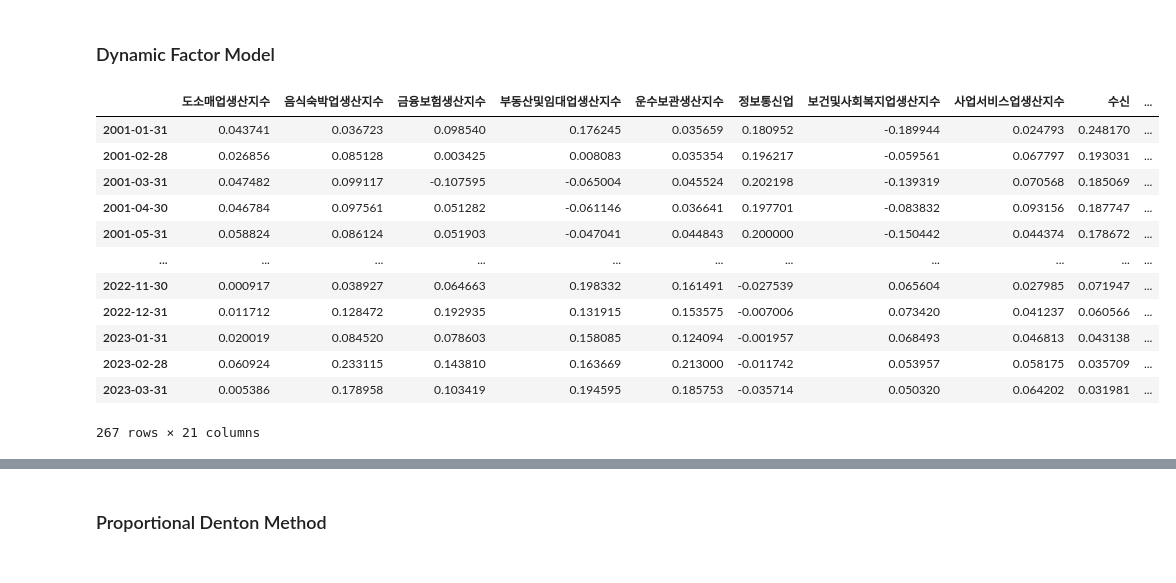
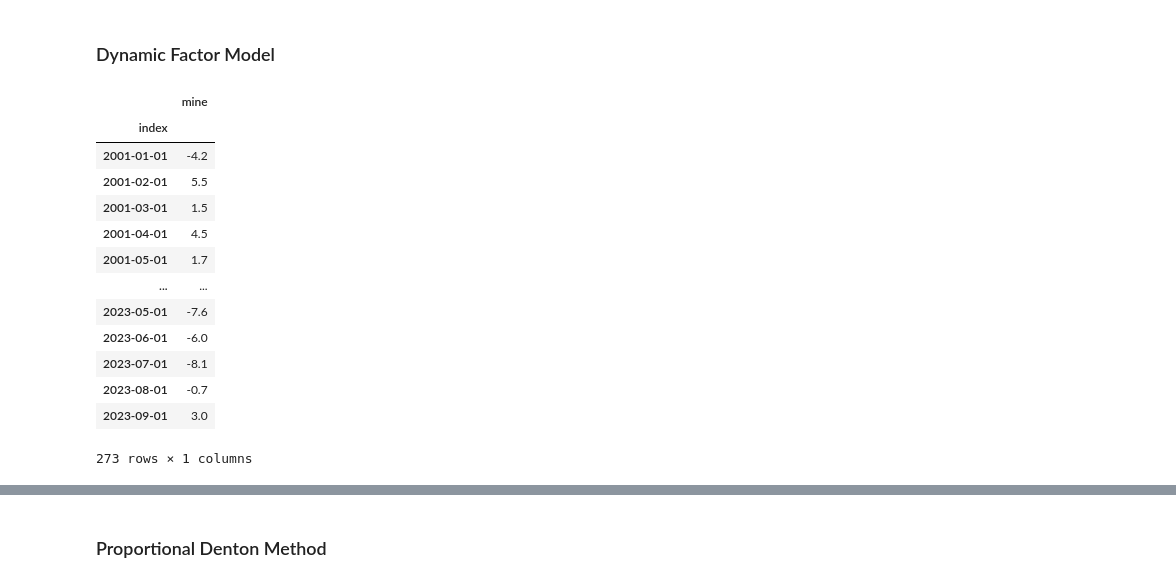
Before and after one commit to Tommylee1013/EconomicCycle, a Jupyter notebook: Notes/Dynamic Factor Modeling.ipynb, the cells around one changed output, grey strips where cells are left out. Cells and saved outputs as stored; diff of their text form; code cells hidden in the pictures.

```diff
--- a/Notes/Dynamic Factor Modeling.ipynb
+++ b/Notes/Dynamic Factor Modeling.ipynb
@@ -4,21 +4,22 @@
 import pandas as pd
 import numpy as np
 # %%
-sample = pd.read_csv('../Data/sample.csv', index_col = 0)
+sample = pd.read_excel('../Data/생산활동.xlsx', index_col = 0)
 sample.index = pd.to_datetime(sample.index)
 sample
 # %% [output]
-|  | 도소매업생산지수 | 음식숙박업생산지수 | 금융보험생산지수 | 부동산및임대업생산지수 | 운수보관생산지수 | 정보통신업 | 보건및사회복지업생산지수 | 사업서비스업생산지수 | 수신 | ... |
-| 2001-01-31 | 0.043741 | 0.036723 | 0.098540 | 0.176245 | 0.035659 | 0.180952 | -0.189944 | 0.024793 | 0.248170 | ... |
-| 2001-02-28 | 0.026856 | 0.085128 | 0.003425 | 0.008083 | 0.035354 | 0.196217 | -0.059561 | 0.067797 | 0.193031 | ... |
-| 2001-03-31 | 0.047482 | 0.099117 | -0.107595 | -0.065004 | 0.045524 | 0.202198 | -0.139319 | 0.070568 | 0.185069 | ... |
-| 2001-04-30 | 0.046784 | 0.097561 | 0.051282 | -0.061146 | 0.036641 | 0.197701 | -0.083832 | 0.093156 | 0.187747 | ... |
-| 2001-05-31 | 0.058824 | 0.086124 | 0.051903 | -0.047041 | 0.044843 | 0.200000 | -0.150442 | 0.044374 | 0.178672 | ... |
-| ... | ... | ... | ... | ... | ... | ... | ... | ... | ... | ... |
-| 2022-11-30 | 0.000917 | 0.038927 | 0.064663 | 0.198332 | 0.161491 | -0.027539 | 0.065604 | 0.027985 | 0.071947 | ... |
-| 2022-12-31 | 0.011712 | 0.128472 | 0.192935 | 0.131915 | 0.153575 | -0.007006 | 0.073420 | 0.041237 | 0.060566 | ... |
-| 2023-01-31 | 0.020019 | 0.084520 | 0.078603 | 0.158085 | 0.124094 | -0.001957 | 0.068493 | 0.046813 | 0.043138 | ... |
-| 2023-02-28 | 0.060924 | 0.233115 | 0.143810 | 0.163669 | 0.213000 | -0.011742 | 0.053957 | 0.058175 | 0.035709 | ... |
-| 2023-03-31 | 0.005386 | 0.178958 | 0.103419 | 0.194595 | 0.185753 | -0.035714 | 0.050320 | 0.064202 | 0.031981 | ... |
+|  | mine |
+| index |  |
+| 2001-01-01 | -4.2 |
+| 2001-02-01 | 5.5 |
+| 2001-03-01 | 1.5 |
+| 2001-04-01 | 4.5 |
+| 2001-05-01 | 1.7 |
+| ... | ... |
+| 2023-05-01 | -7.6 |
+| 2023-06-01 | -6.0 |
+| 2023-07-01 | -8.1 |
+| 2023-08-01 | -0.7 |
+| 2023-09-01 | 3.0 |
-267 rows × 21 columns
+273 rows × 1 columns
 # %%
```
Also changed, not shown: parts of 14 cells of this notebook, 9 other files.
